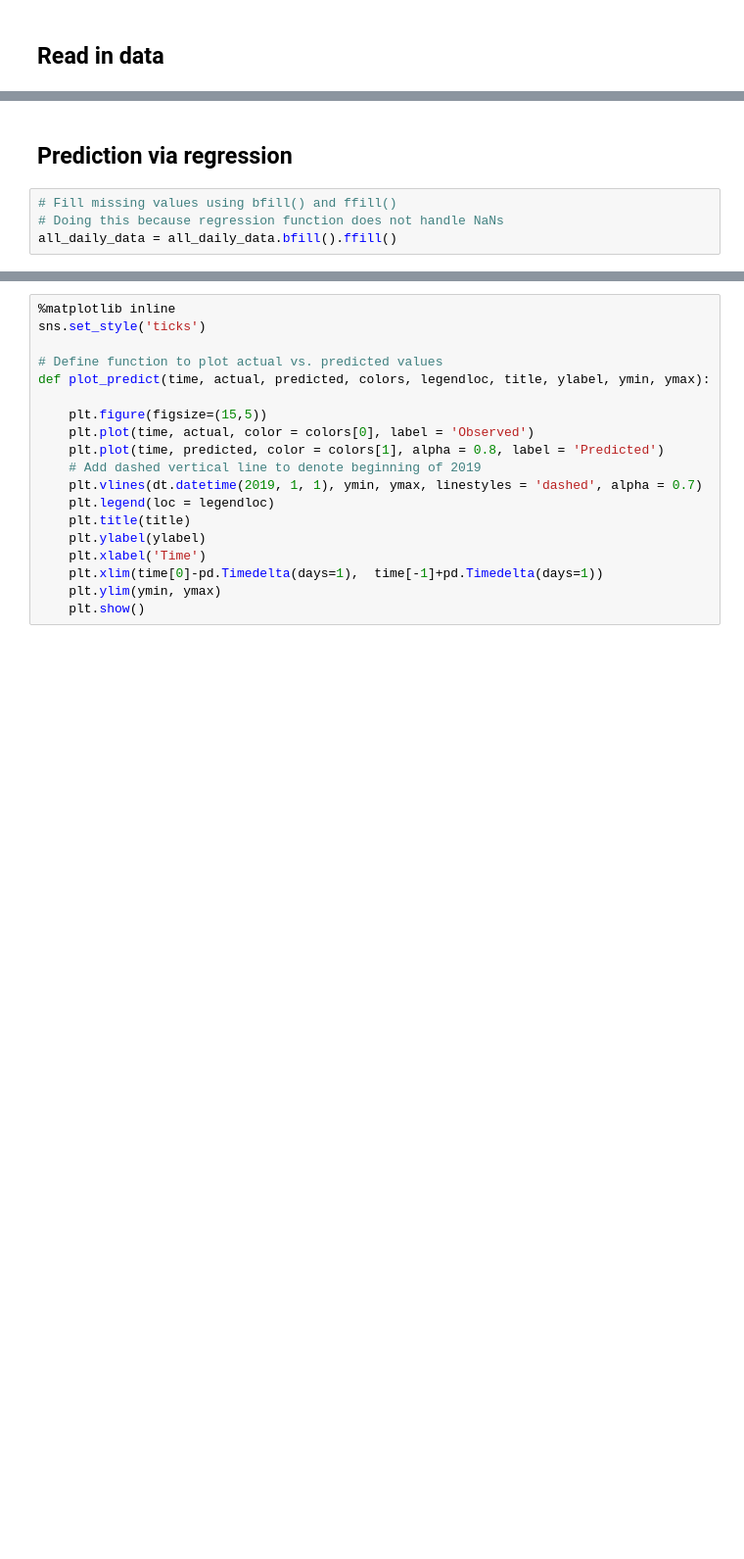
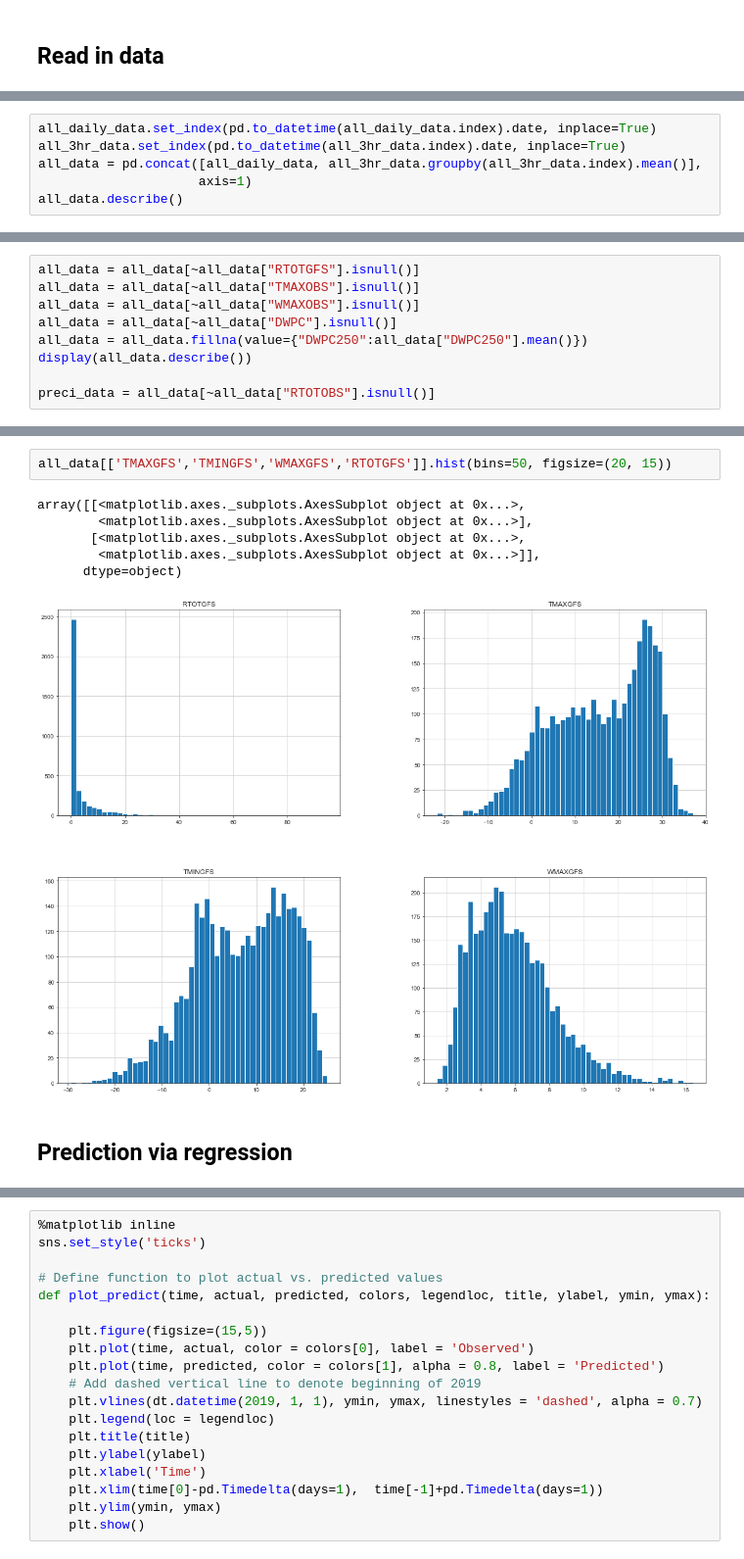
Before and after one commit to ylu4/ATMS-597-Project-4-Wx-Prediction, a Jupyter notebook: GroupE_Project4.ipynb, the cells around one changed output, grey strips where cells are left out. Shown at 98% size. Cells and saved outputs as stored; diff of their text form; blank space fills up the shorter version.

```diff
--- a/GroupE_Project4.ipynb
+++ b/GroupE_Project4.ipynb
@@ -17,0 +135,6 @@ all_3hr_data   = pd.read_csv('/content/drive/My Drive/ATMS 597 Project 4/all_dat
+# %%
+all_daily_data.set_index(pd.to_datetime(all_daily_data.index).date, inplace=True)
+all_3hr_data.set_index(pd.to_datetime(all_3hr_data.index).date, inplace=True)
+all_data = pd.concat([all_daily_data, all_3hr_data.groupby(all_3hr_data.index).mean()],
+                     axis=1)
+all_data.describe()
@@ -17,0 +174,9 @@ all_3hr_data   = pd.read_csv('/content/drive/My Drive/ATMS 597 Project 4/all_dat
+# %%
+all_data = all_data[~all_data["RTOTGFS"].isnull()]
+all_data = all_data[~all_data["TMAXOBS"].isnull()]
+all_data = all_data[~all_data["WMAXOBS"].isnull()]
+all_data = all_data[~all_data["DWPC"].isnull()]
+all_data = all_data.fillna(value={"DWPC250":all_data["DWPC250"].mean()})
+display(all_data.describe())
+
+preci_data = all_data[~all_data["RTOTOBS"].isnull()]
@@ -18,6 +232,11 @@ all_3hr_data   = pd.read_csv('/content/drive/My Drive/ATMS 597 Project 4/all_dat
+# %%
+all_data[['TMAXGFS','TMINGFS','WMAXGFS','RTOTGFS']].hist(bins=50, figsize=(20, 15))
+# %% [output]
+array([[<matplotlib.axes._subplots.AxesSubplot object at 0x...>,
+        <matplotlib.axes._subplots.AxesSubplot object at 0x...>],
+       [<matplotlib.axes._subplots.AxesSubplot object at 0x...>,
+        <matplotlib.axes._subplots.AxesSubplot object at 0x...>]],
+      dtype=object)
+[figure, added]
 # %% [markdown]
 ## Prediction via regression
-# %%
-# Fill missing values using bfill() and ffill()
-# Doing this because regression function does not handle NaNs
-all_daily_data = all_daily_data.bfill().ffill()
```
Also changed, not shown: parts of 28 cells of this notebook, 4 other files.
